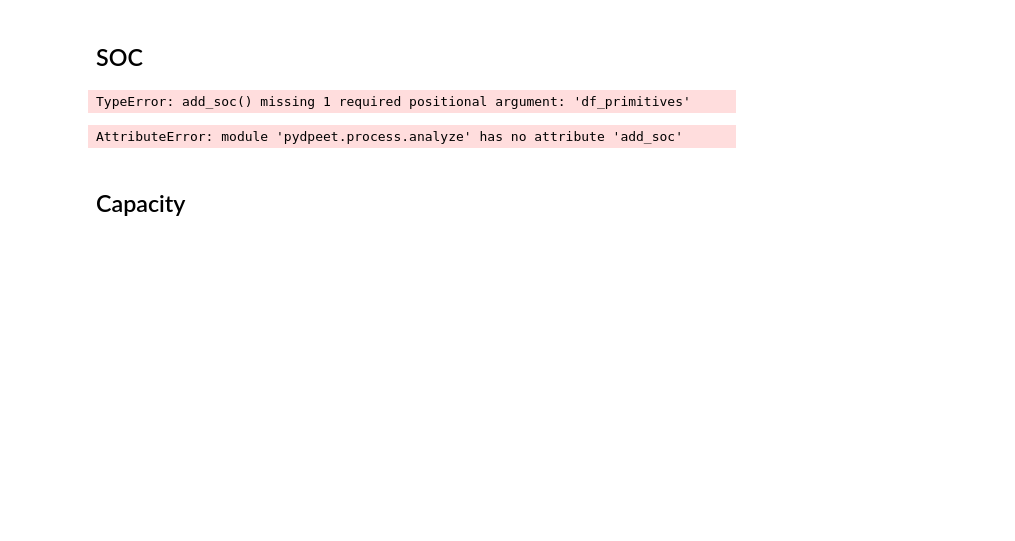
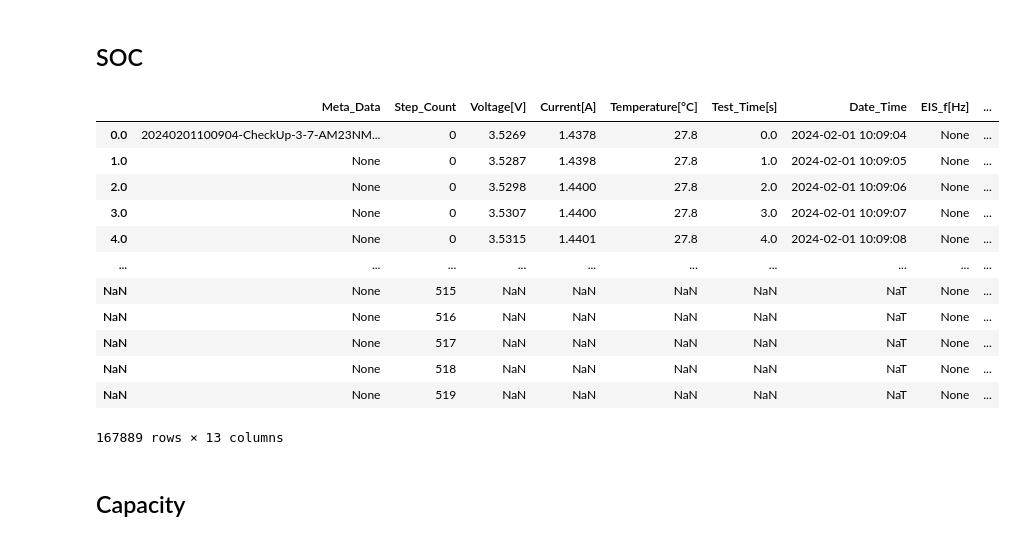
Before and after one commit to eet-tub/pydpeet, a Jupyter notebook: docs/examples/notebooks/Tutorial_00_Introduction.ipynb, the cells around one changed output. Saved outputs shown, nothing was run; the diff lists cells and outputs as text; code cells hidden in the pictures; blank space fills up the shorter version.

```diff
--- a/docs/examples/notebooks/Tutorial_00_Introduction.ipynb
+++ b/docs/examples/notebooks/Tutorial_00_Introduction.ipynb
@@ -89,20 +79,27 @@ detecting segments in dataframe of size 163770...
 # %% [markdown]
 ## SOC
 # %%
-Battery_Config = eet.process.analyze.am23nmc
+# Battery_Config = eet.process.analyze.am23nmc
 
 
 # todo: is it possible to probide acces to the Batemo database and fetch battery configs directly from there?
 # todo: or we download it and provide the databse directly?
 
-eet.process.analyze.add_soc(Sequenced_Data, standard_method=True, config=Battery_Config)
+eet.add_soc(df, sequenced_df, standard_method=eet.SocMethod.WITH_RESET_WHEN_FULL_AND_EMPTY, config=eet.lgm50lt_nmc_4800)
 # %% [output]
+|  | Meta_Data | Step_Count | Voltage[V] | Current[A] | Temperature[°C] | Test_Time[s] | Date_Time | EIS_f[Hz] | ... |
+| 0.0 | 20240201100904-CheckUp-3-7-AM23NM... | 0 | 3.5269 | 1.4378 | 27.8 | 0.0 | 2024-02-01 10:09:04 | None | ... |
+| 1.0 | None | 0 | 3.5287 | 1.4398 | 27.8 | 1.0 | 2024-02-01 10:09:05 | None | ... |
+| 2.0 | None | 0 | 3.5298 | 1.4400 | 27.8 | 2.0 | 2024-02-01 10:09:06 | None | ... |
+| 3.0 | None | 0 | 3.5307 | 1.4400 | 27.8 | 3.0 | 2024-02-01 10:09:07 | None | ... |
+| 4.0 | None | 0 | 3.5315 | 1.4401 | 27.8 | 4.0 | 2024-02-01 10:09:08 | None | ... |
+| ... | ... | ... | ... | ... | ... | ... | ... | ... | ... |
+| NaN | None | 515 | NaN | NaN | NaN | NaN | NaT | None | ... |
+| NaN | None | 516 | NaN | NaN | NaN | NaN | NaT | None | ... |
+| NaN | None | 517 | NaN | NaN | NaN | NaN | NaT | None | ... |
+| NaN | None | 518 | NaN | NaN | NaN | NaN | NaT | None | ... |
+| NaN | None | 519 | NaN | NaN | NaN | NaN | NaT | None | ... |
-TypeError: add_soc() missing 1 required positional argument: 'df_primitives'
+167889 rows × 13 columns
-# %%
-Tets = eet.process.analyze.add_soc(Sequenced_Data)
-# plot
-# %% [output]
-AttributeError: module 'pydpeet.process.analyze' has no attribute 'add_soc'
 # %% [markdown]
 ## Capacity
 # %%
```
Also changed, not shown: parts of 9 cells of this notebook, 9 other files.
